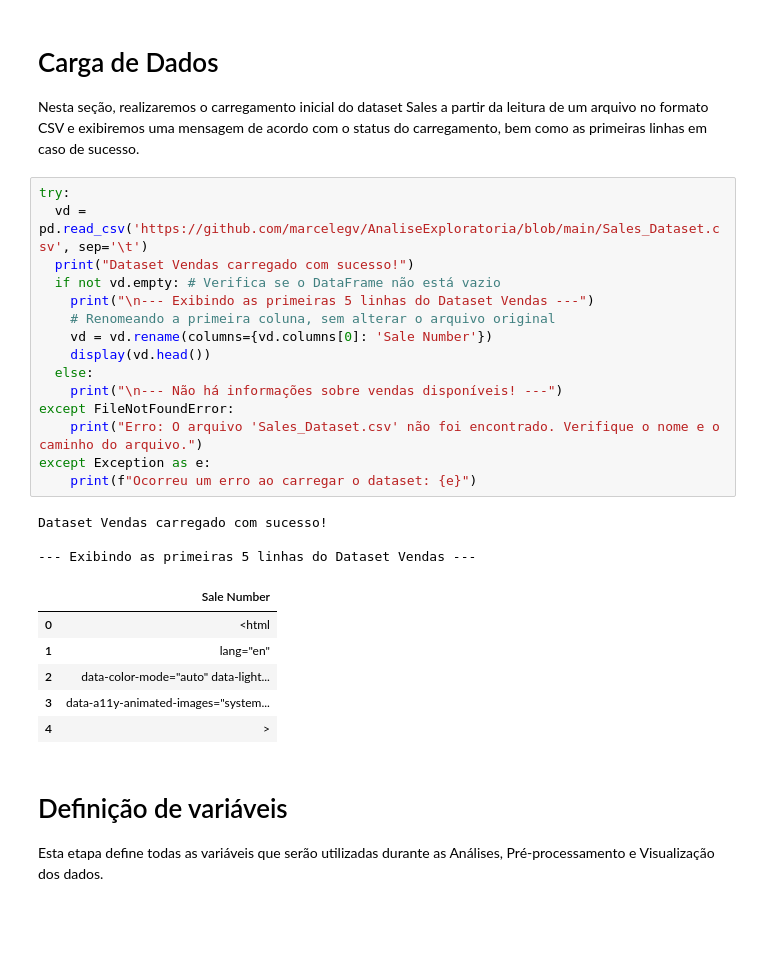
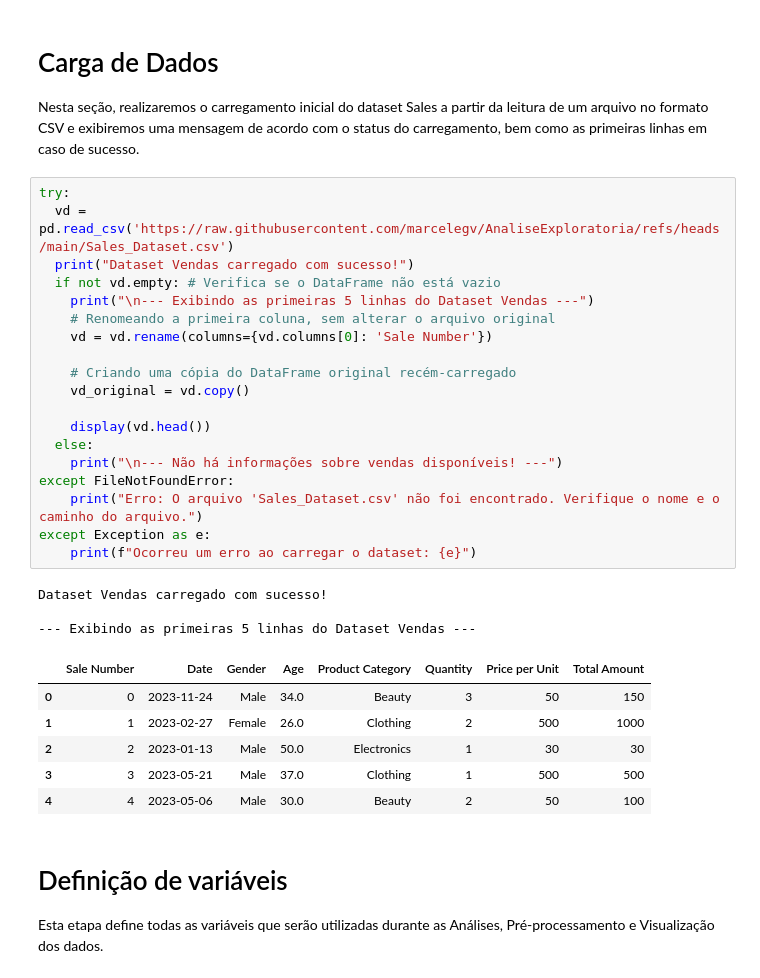
Before and after one commit to marcelegv/AnaliseExploratoria, a Jupyter notebook: Dataset_Sale_Análise_de_Dados_e_Boas_Práticas.ipynb, the cells around one changed output. Cells and saved outputs as stored; diff of their text form; blank space fills up the shorter version.

```diff
--- a/Dataset_Sale_Análise_de_Dados_e_Boas_Práticas.ipynb
+++ b/Dataset_Sale_Análise_de_Dados_e_Boas_Práticas.ipynb
@@ -131,29 +131,33 @@ def finalizar_e_salvar_grafico(nome_arquivo):
 Nesta seção, realizaremos o carregamento inicial do dataset Sales a partir da leitura de um arquivo no formato CSV e exibiremos uma mensagem de acordo com o status do carregamento, bem como as primeiras linhas em caso de sucesso.
 # %%
 try:
-  vd = pd.read_csv('https://github.com/marcelegv/AnaliseExploratoria/blob/main/Sales_Dataset.csv', sep='\t')
+  vd = pd.read_csv('https://raw.githubusercontent.com/marcelegv/AnaliseExploratoria/refs/heads/main/Sales_Dataset.csv')
   print("Dataset Vendas carregado com sucesso!")
   if not vd.empty: # Verifica se o DataFrame não está vazio
     print("\n--- Exibindo as primeiras 5 linhas do Dataset Vendas ---")
     # Renomeando a primeira coluna, sem alterar o arquivo original
     vd = vd.rename(columns={vd.columns[0]: 'Sale Number'})
+
+    # Criando uma cópia do DataFrame original recém-carregado
+    vd_original = vd.copy()
+
     display(vd.head())
   else:
     print("\n--- Não há informações sobre vendas disponíveis! ---")
 except FileNotFoundError:
     print("Erro: O arquivo 'Sales_Dataset.csv' não foi encontrado. Verifique o nome e o caminho do arquivo.")
 except Exception as e:
     print(f"Ocorreu um erro ao carregar o dataset: {e}")
 # %% [output]
 Dataset Vendas carregado com sucesso!
 
 --- Exibindo as primeiras 5 linhas do Dataset Vendas ---
-|  | Sale Number |
-| 0 | <html |
-| 1 | lang="en" |
-| 2 | data-color-mode="auto" data-light... |
-| 3 | data-a11y-animated-images="system... |
-| 4 | > |
+|  | Sale Number | Date | Gender | Age | Product Category | Quantity | Price per Unit | Total Amount |
+| 0 | 0 | 2023-11-24 | Male | 34.0 | Beauty | 3 | 50 | 150 |
+| 1 | 1 | 2023-02-27 | Female | 26.0 | Clothing | 2 | 500 | 1000 |
+| 2 | 2 | 2023-01-13 | Male | 50.0 | Electronics | 1 | 30 | 30 |
+| 3 | 3 | 2023-05-21 | Male | 37.0 | Clothing | 1 | 500 | 500 |
+| 4 | 4 | 2023-05-06 | Male | 30.0 | Beauty | 2 | 50 | 100 |
 # %% [markdown]
 # Definição de variáveis
 
```
Also changed, not shown: parts of 18 cells of this notebook.
